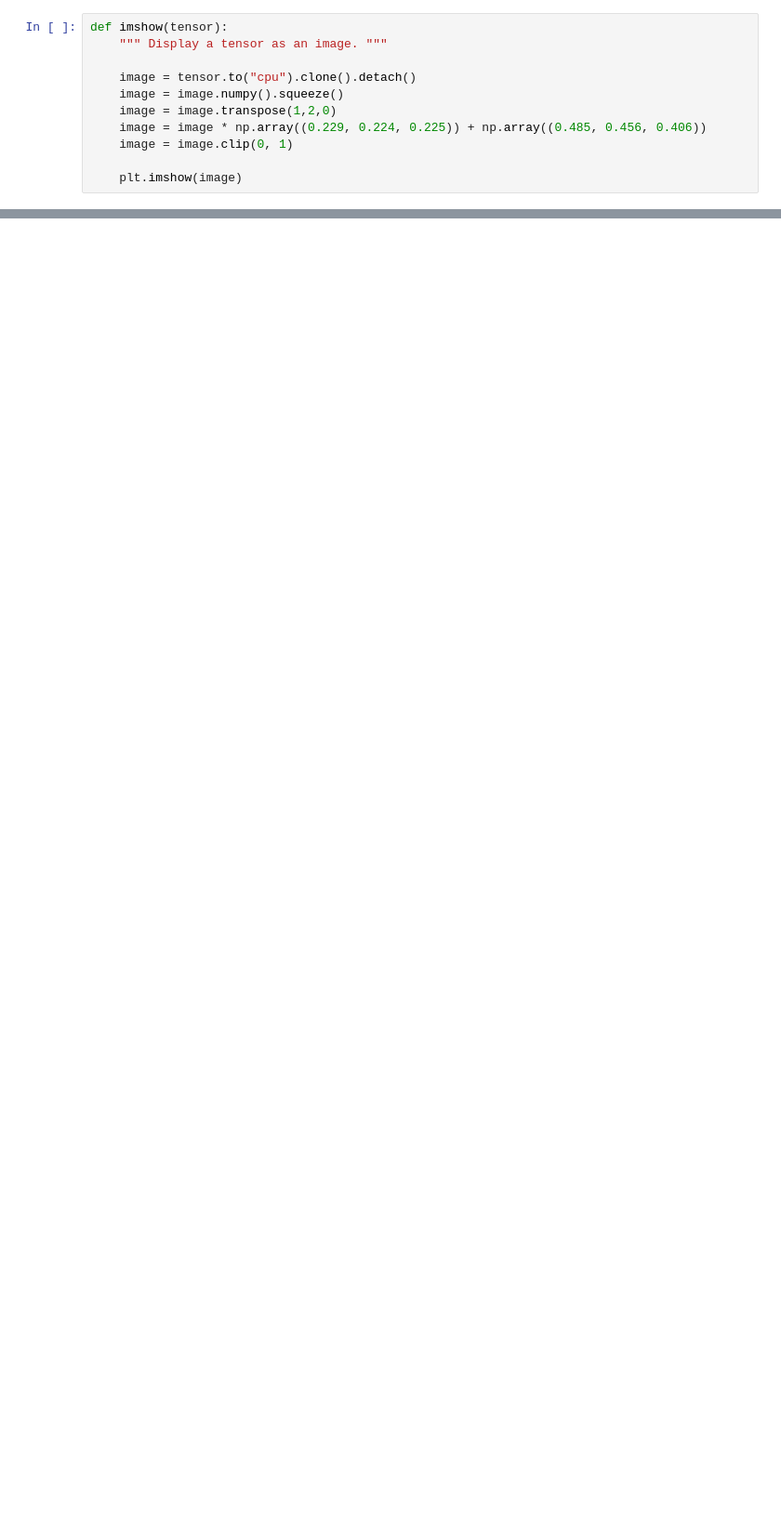
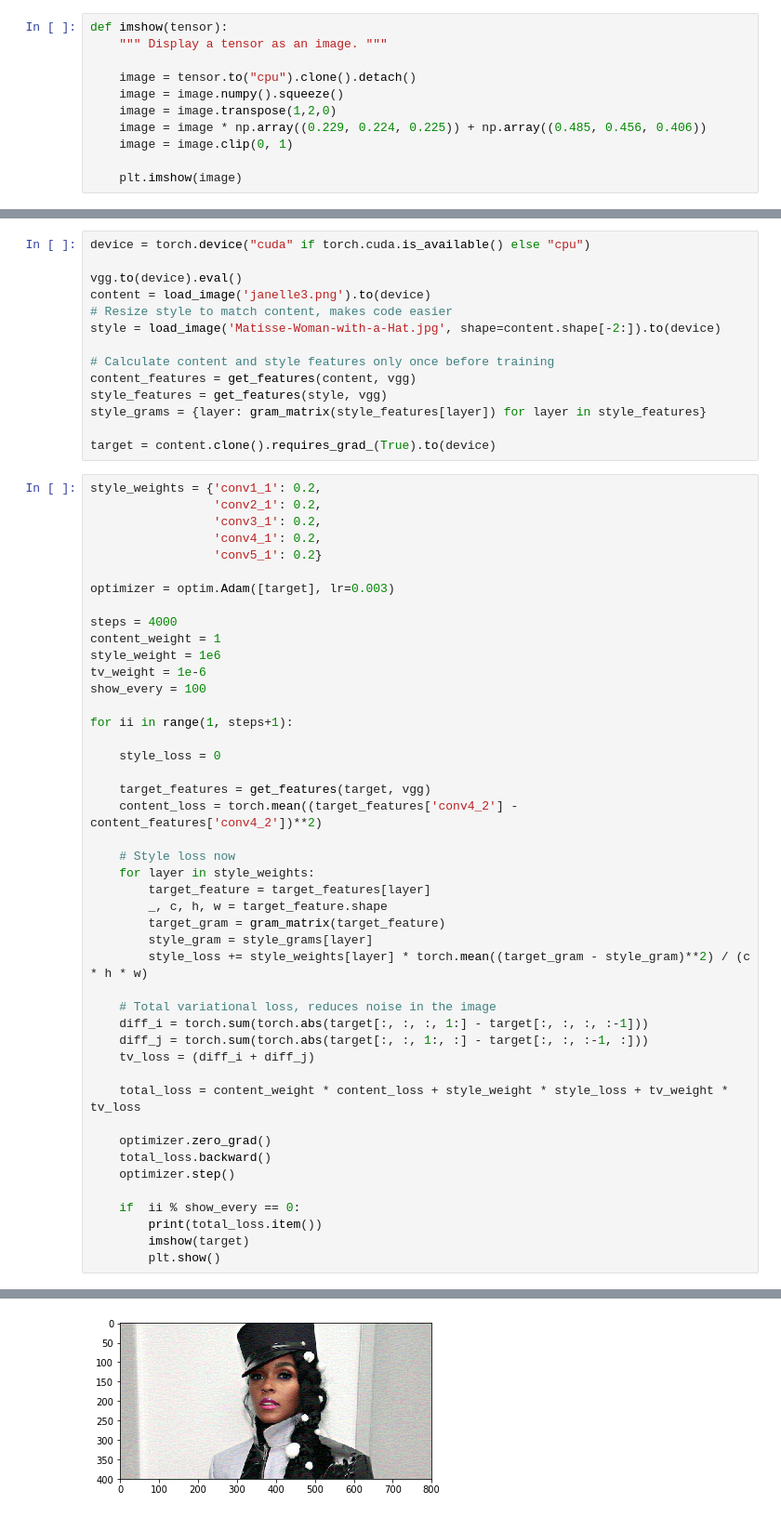
Before and after one commit to mcleonard/pytorch-style-transfer, a Jupyter notebook: Style Transfer.ipynb, the cells around one changed output, grey strips where cells are left out. Shown at 93% size. Cells and saved outputs as stored; diff of their text form; blank space fills up the shorter version.

```diff
--- a/Style Transfer.ipynb
+++ b/Style Transfer.ipynb
@@ -137,0 +114,60 @@ def imshow(tensor):
+# %%
+device = torch.device("cuda" if torch.cuda.is_available() else "cpu")
+
+vgg.to(device).eval()
+content = load_image('janelle3.png').to(device)
+# Resize style to match content, makes code easier
+style = load_image('Matisse-Woman-with-a-Hat.jpg', shape=content.shape[-2:]).to(device)
+
+# Calculate content and style features only once before training
+content_features = get_features(content, vgg)
+style_features = get_features(style, vgg)
+style_grams = {layer: gram_matrix(style_features[layer]) for layer in style_features}
+
+target = content.clone().requires_grad_(True).to(device)
+# %%
+style_weights = {'conv1_1': 0.2,
+                 'conv2_1': 0.2,
+                 'conv3_1': 0.2,
+                 'conv4_1': 0.2,
+                 'conv5_1': 0.2}
+
+optimizer = optim.Adam([target], lr=0.003)
+
+steps = 4000
+content_weight = 1
+style_weight = 1e6
+tv_weight = 1e-6
+show_every = 100
+
+for ii in range(1, steps+1):
+
+    style_loss = 0
+
+    target_features = get_features(target, vgg)
+    content_loss = torch.mean((target_features['conv4_2'] - content_features['conv4_2'])**2)
+
+    # Style loss now
+    for layer in style_weights:
+        target_feature = target_features[layer]
+        _, c, h, w = target_feature.shape
+        target_gram = gram_matrix(target_feature)
+        style_gram = style_grams[layer]
+        style_loss += style_weights[layer] * torch.mean((target_gram - style_gram)**2) / (c * h * w)
+
+    # Total variational loss, reduces noise in the image
+    diff_i = torch.sum(torch.abs(target[:, :, :, 1:] - target[:, :, :, :-1]))
+    diff_j = torch.sum(torch.abs(target[:, :, 1:, :] - target[:, :, :-1, :]))
+    tv_loss = (diff_i + diff_j)
+
+    total_loss = content_weight * content_loss + style_weight * style_loss + tv_weight * tv_loss
+
+    optimizer.zero_grad()
+    total_loss.backward()
+    optimizer.step()
+
+    if  ii % show_every == 0:
+        print(total_loss.item())
+        imshow(target)
+        plt.show()
+# %% [output]
@@ -137,0 +175 @@ def imshow(tensor):
+[figure, added]
```
Also changed, not shown: parts of 16 cells of this notebook.
